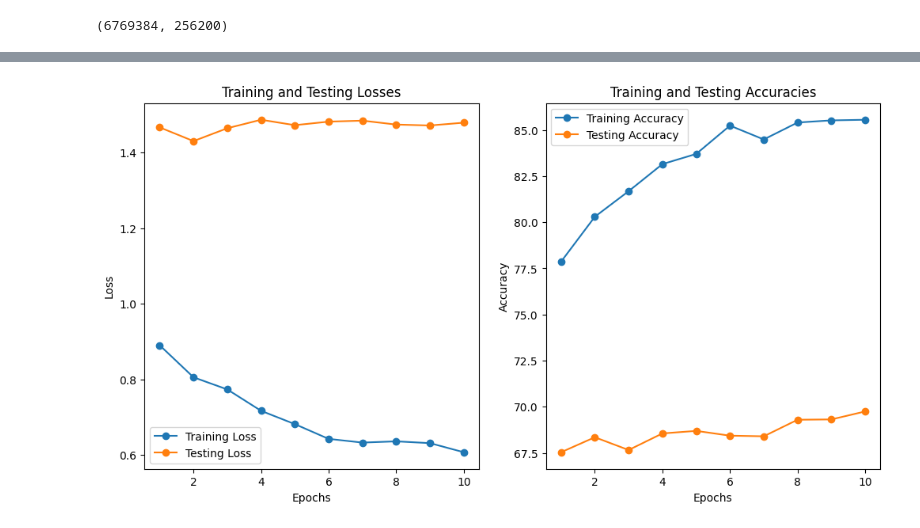
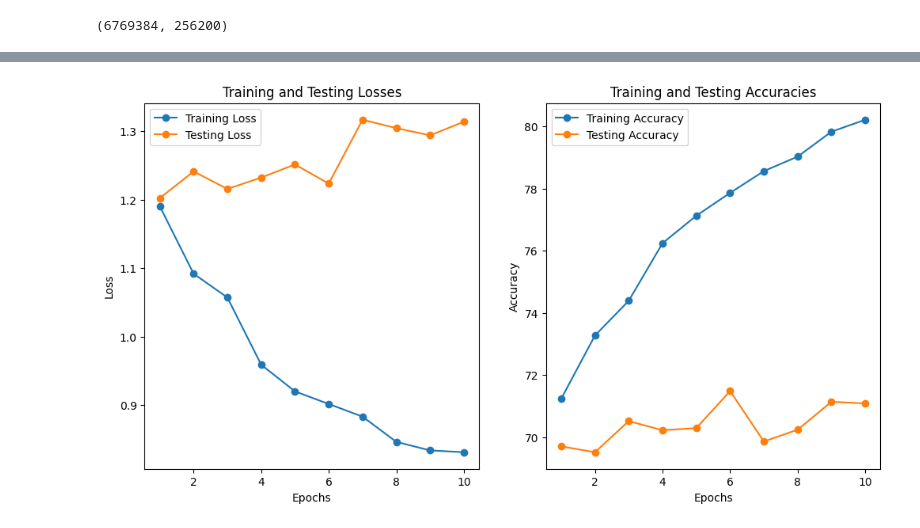
Before and after one commit to shubham282raj/CNN-Image-Classification, a Jupyter notebook: efficientnet_no_data_augmentation.ipynb, the cells around one changed output, grey strips where cells are left out. Drawn from its saved outputs; the diff is of its cells as text; code cells hidden in the pictures.

Commit message:
EfficientNet Acc: 71.49% Time: 27 min
Changing classifier dropout probabillity from 0.2 to 0.4 increased accuracy almost by 2%

```diff
--- a/efficientnet_no_data_augmentation.ipynb
+++ b/efficientnet_no_data_augmentation.ipynb
@@ -39,6 +39,7 @@ for param in model.parameters():
 # number of inputs in last layer
 num_ftrs = model.classifier[1].in_features
 
+model.classifier[0] = nn.Dropout(p=0.4, inplace=True)
 model.classifier[1] = nn.Linear(num_ftrs, num_out_ftrs)
 
 # printing the last layer : classifier
@@ -119,7 +120,7 @@ Total number of parameters in model: 6769384
 Total number of training parameters in model: 256200
 (6769384, 256200)
 # %%
-model3, checkpoint3 = train_model(model, num_epoch=10, time_start_from=checkpoint2["time_taken"])
+model3, checkpoint3 = train_model(model, num_epoch=10, time_start_from=checkpoint2["time_taken"], save_checkpoint=True)
 # %% [output]
 Training Started on cuda
 Epoch 1/10- - - - - - - - - -
@@ -141 +142 @@ EfficientNet_best_acc_69.7446__epoch_10_optim_Adam_criterion_CrossEntropyLoss
-[figure, old version]
+[figure, new version]
```
Also changed, not shown: parts of 7 cells of this notebook.
